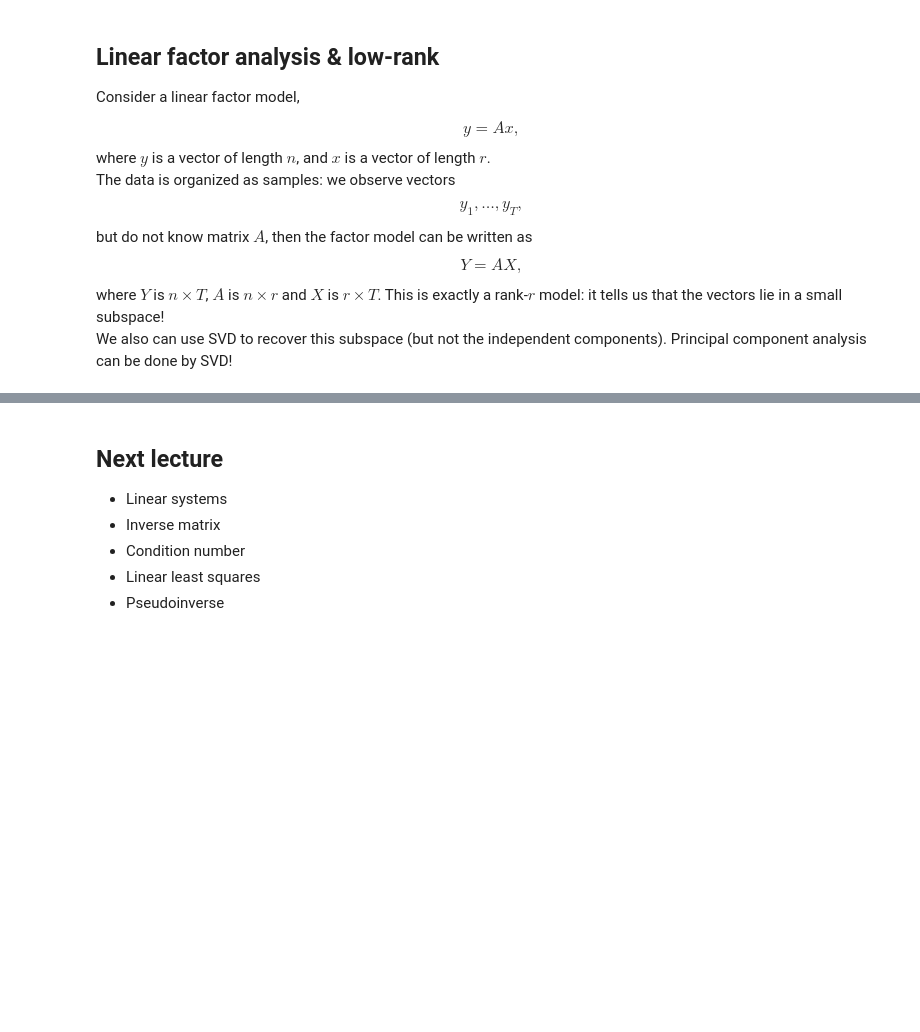
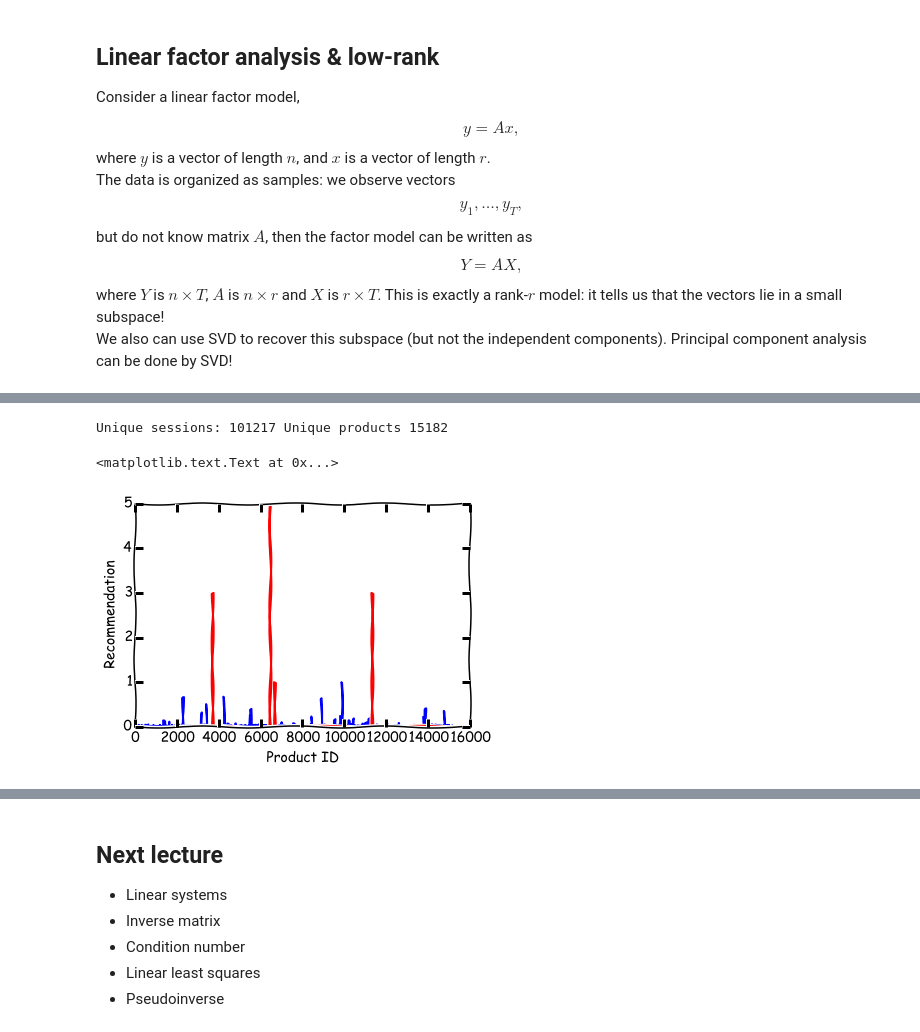
Before and after one commit to oseledets/nla2016, a Jupyter notebook: lectures/lecture-4.ipynb, the cells around one changed output, grey strips where cells are left out. Drawn from its saved outputs; the diff is of its cells as text; code cells hidden in the pictures; blank space fills up the shorter version.

```diff
--- a/lectures/lecture-4.ipynb
+++ b/lectures/lecture-4.ipynb
@@ -405,0 +517,3 @@ We also can use SVD to recover this subspace (but not the independent components
+# %%
+#Read the data
+data_read = np.loadtxt('task2_transact_eval.txt',dtype=np.int32, skiprows=1,delimiter='|')
@@ -405,0 +523,35 @@ We also can use SVD to recover this subspace (but not the independent components
+# %%
+from itertools import product
+ds_buy = ds[ds.TransType==2][['SessionNo', 'ItemNo']]
+users, inv_users = np.unique(data_read[:, 0], return_inverse=True)
+products, inv_products = np.unique(data_read[:, 1], return_inverse=True)
+print 'Unique sessions:', len(users), 'Unique products', len(products)
+#Scipy spars
+# %% [output]
+Unique sessions: 101217 Unique products 15182
+# %%
+import scipy.sparse
+import scipy.sparse.linalg
+import matplotlib.pyplot as plt
+%matplotlib inline
+plt.xkcd()
+nnz = len(inv_users)
+spmat = scipy.sparse.coo_matrix((np.ones(nnz), (inv_users, inv_products)))
+r =  2#Approximation rank
+u, s, v = scipy.sparse.linalg.svds(spmat, r)
+n = spmat.shape[0]
+m = spmat.shape[1]
+q = np.zeros(n)
+user_id = 1
+q[user_id] = 1.0
+
+qrec = q.T.dot(u).dot(np.diag(s)).dot(v)
+qrec = qrec / np.max(abs(qrec))
+plt.plot(qrec)
+qb = spmat.T.dot(q)
+plt.plot(qb)
+plt.xlabel('Product ID')
+plt.ylabel('Recommendation')
+# %% [output]
+<matplotlib.text.Text at 0x...>
+[figure, added]
```
Also changed, not shown: parts of 17 cells of this notebook.
